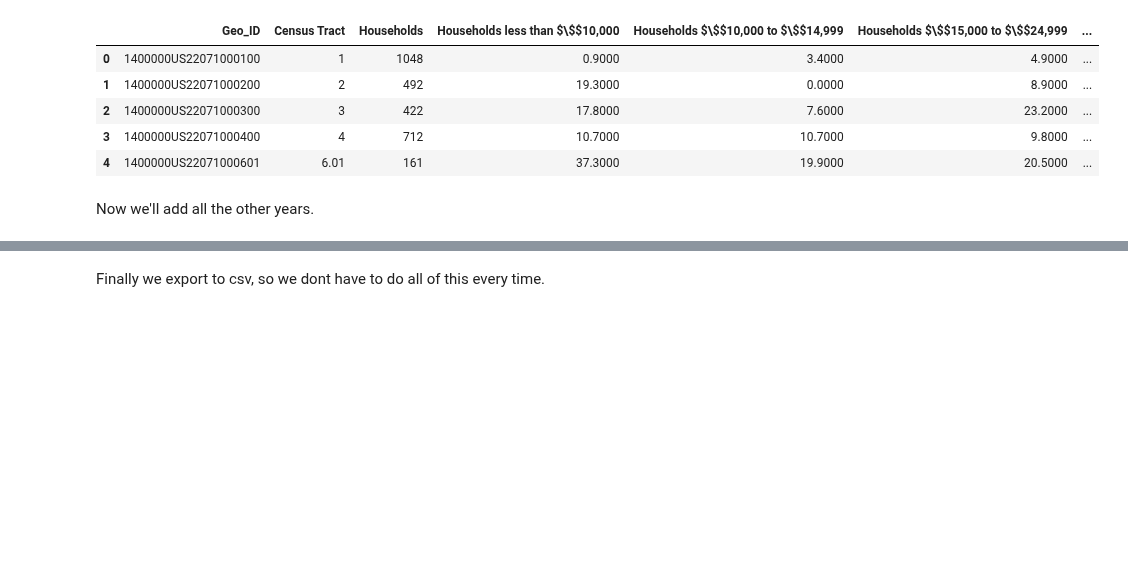
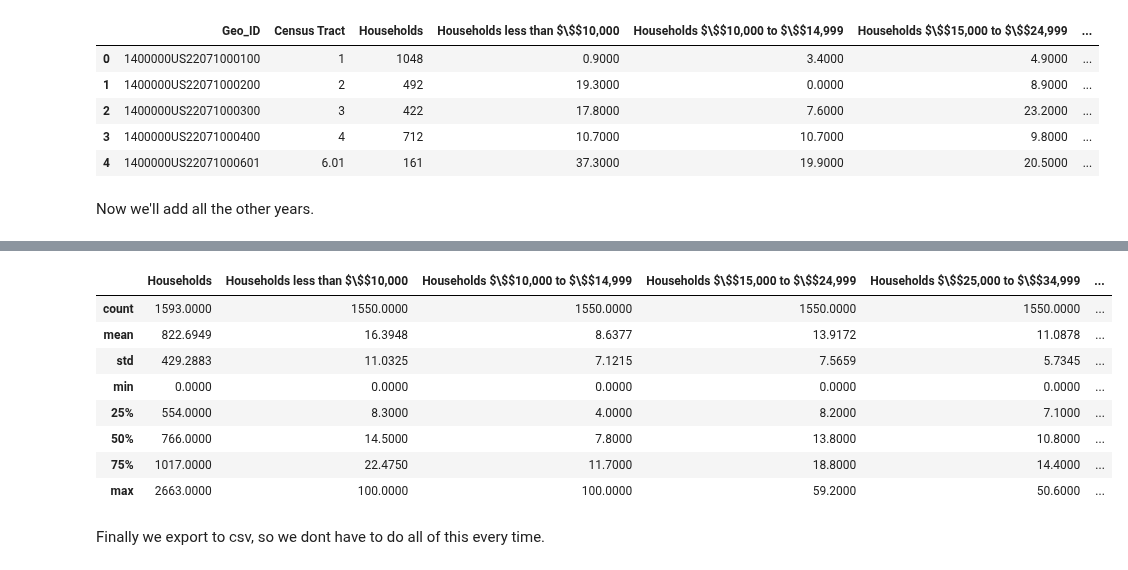
Before and after one commit to leosimanonok/DataScienceFinalTutorial, a Jupyter notebook: Milestone 2.ipynb, the cells around one changed output, grey strips where cells are left out. Cells and saved outputs as stored; diff of their text form; code cells hidden in the pictures; blank space fills up the shorter version.

```diff
--- a/Milestone 2.ipynb
+++ b/Milestone 2.ipynb
@@ -324,6 +368,18 @@ all_clean_income_df[all_clean_income_df["Census Tract"] == "65"]
 | 1179 | 1400000US22071006500 | 65 | 1199 | 6.8000 | 7.9000 | 15.8000 | ... |
 | 1292 | 1400000US22071006500 | 65 | 1215 | 9.2000 | 7.3000 | 14.1000 | ... |
 | 1522 | 1400000US22071006500 | 65 | 1228 | 8.0000 | 4.7000 | 15.0000 | ... |
+# %%
+all_clean_income_df.describe()
+# %% [output]
+|  | Households | Households less than $\$$10,000 | Households $\$$10,000 to $\$$14,999 | Households $\$$15,000 to $\$$24,999 | Households $\$$25,000 to $\$$34,999 | ... |
+| count | 1593.0000 | 1550.0000 | 1550.0000 | 1550.0000 | 1550.0000 | ... |
+| mean | 822.6949 | 16.3948 | 8.6377 | 13.9172 | 11.0878 | ... |
+| std | 429.2883 | 11.0325 | 7.1215 | 7.5659 | 5.7345 | ... |
+| min | 0.0000 | 0.0000 | 0.0000 | 0.0000 | 0.0000 | ... |
+| 25% | 554.0000 | 8.3000 | 4.0000 | 8.2000 | 7.1000 | ... |
+| 50% | 766.0000 | 14.5000 | 7.8000 | 13.8000 | 10.8000 | ... |
+| 75% | 1017.0000 | 22.4750 | 11.7000 | 18.8000 | 14.4000 | ... |
+| max | 2663.0000 | 100.0000 | 100.0000 | 59.2000 | 50.6000 | ... |
 # %% [markdown]
 Finally we export to csv, so we dont have to do all of this every time.
 # %%
```
Also changed, not shown: parts of 10 cells of this notebook.
